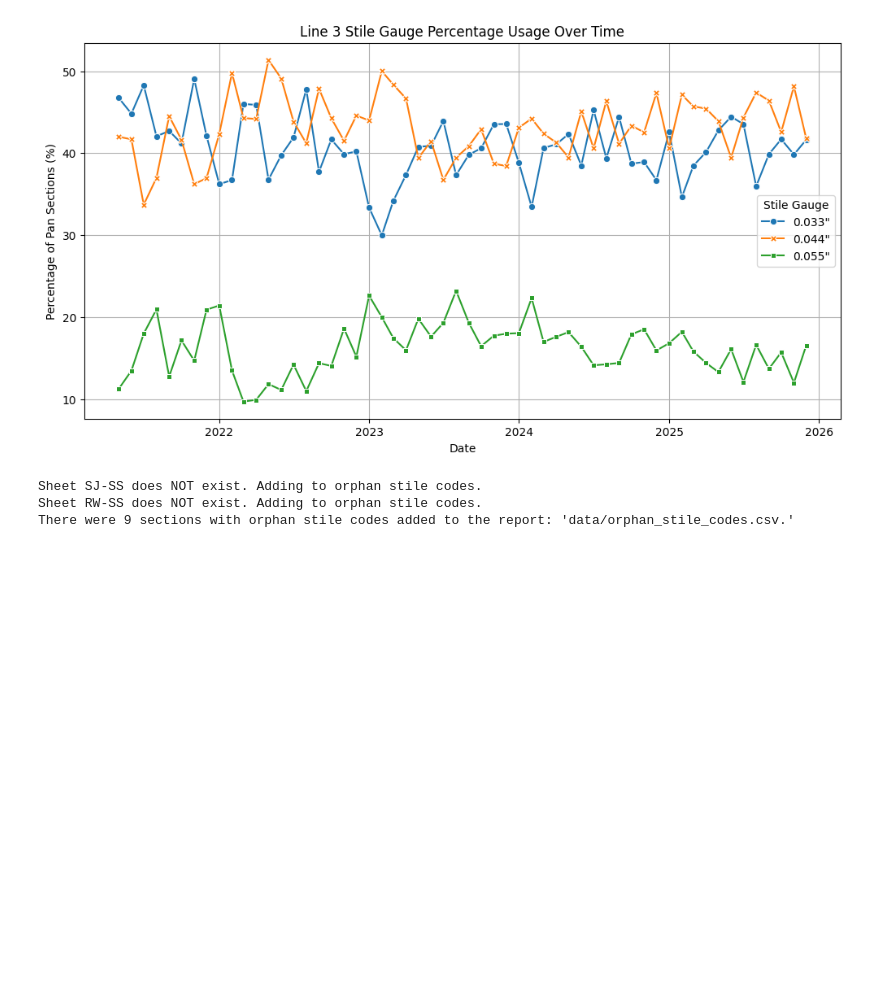
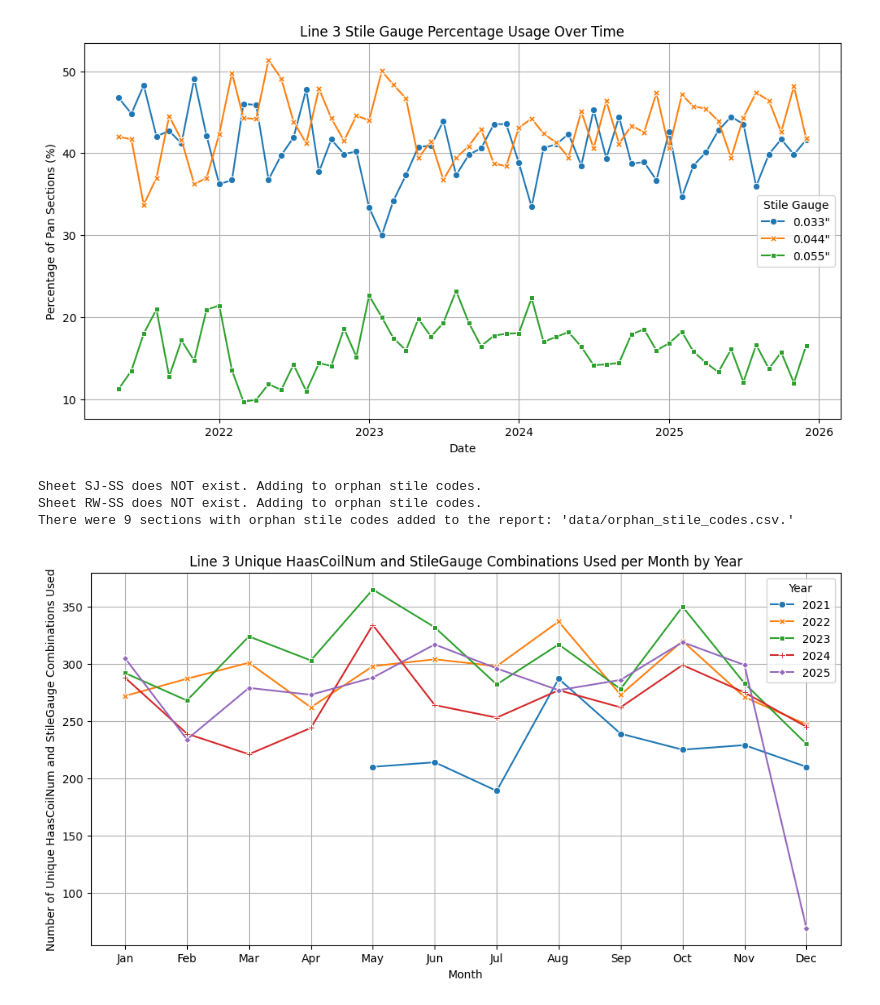
Before and after one commit to mattrupp/pan-coil-change-analysis, a Jupyter notebook: pan-coil-change-analysis.ipynb, the cells around one changed output. Cells and saved outputs as stored; diff of their text form; code cells hidden in the pictures; blank space fills up the shorter version.

```diff
--- a/pan-coil-change-analysis.ipynb
+++ b/pan-coil-change-analysis.ipynb
@@ -53,7 +54,8 @@ df['StileCode'] = (df['SectionNumber'].str[8] + df['SectionNumber'].str[19])
 df['SectionHeight'] = pd.to_numeric(df['SectionNumber'].str[1:3])
 
 # Get the 'Section Length' from the SectionNumber
-df['SectionLength'] = pd.to_numeric(df['SectionNumber'].str[14:16]) * 12 + pd.to_numeric(df['SectionNumber'].str[16:18])
+df['SectionLength'] = pd.to_numeric(
+    df['SectionNumber'].str[14:16]) * 12 + pd.to_numeric(df['SectionNumber'].str[16:18])
 
 # Generate summary markdown
 data_preview = f"""
@@ -232,3 +246,29 @@ print(f"There were {len(orphan_stile_df)} sections with orphan stile codes added
 Sheet SJ-SS does NOT exist. Adding to orphan stile codes.
 Sheet RW-SS does NOT exist. Adding to orphan stile codes.
 There were 9 sections with orphan stile codes added to the report: 'data/orphan_stile_codes.csv.'
+# %%
+# Count the number of unique HaasCoilNum and StileGauge combinations used per day of each year
+# Combine the two identifying columns into a single temporary column
+df['CoilGaugePair'] = df['HaasCoilNum'].astype(str) + '_' + df['StileGauge'].astype(str)
+
+# Group and count the unique values of the new combined column
+unique_coil_gauge_per_day_year = df.groupby(['Year', 'DayOfYear'])['CoilGaugePair'].nunique()
+
+# Remove the temporary column from the original dataframe if needed
+df = df.drop(columns=['CoilGaugePair'])
+
+# Create a dataframe showing the average unique HaasCoilNum and StileGauge combinations
+# used per month for each year
+
+# graph comparing years of unique HaasCoilNum and StileGauge combinations used per month
+plt.figure(figsize=(12, 6))
+sns.lineplot(data=unique_coil_gauge_month, markers=True, dashes=False)
+plt.title(
+    'Line 3 Unique HaasCoilNum and StileGauge Combinations Used per Month by Year')
+plt.xlabel('Month')
+plt.ylabel('Number of Unique HaasCoilNum and StileGauge Combinations Used')
+plt.legend(title='Year')
+plt.grid()
+plt.show()
+# %% [output]
+[figure, added]
```
Also changed, not shown: parts of 6 cells of this notebook.
